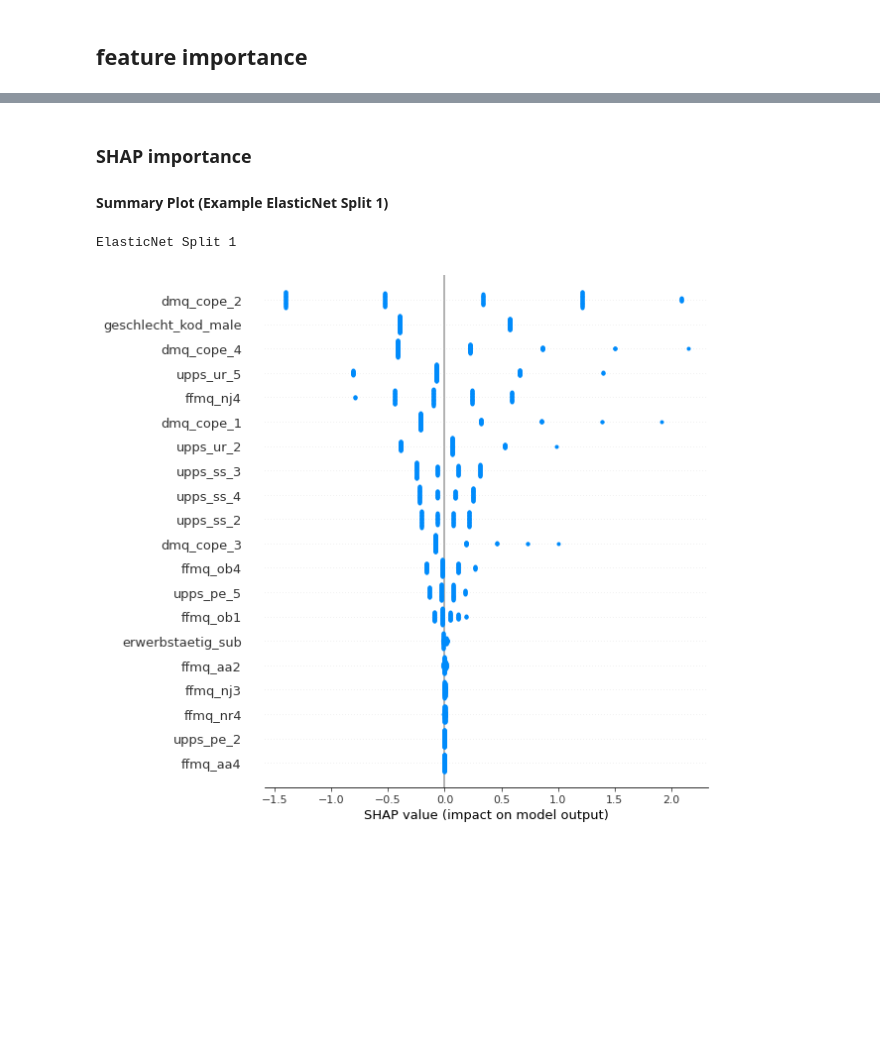
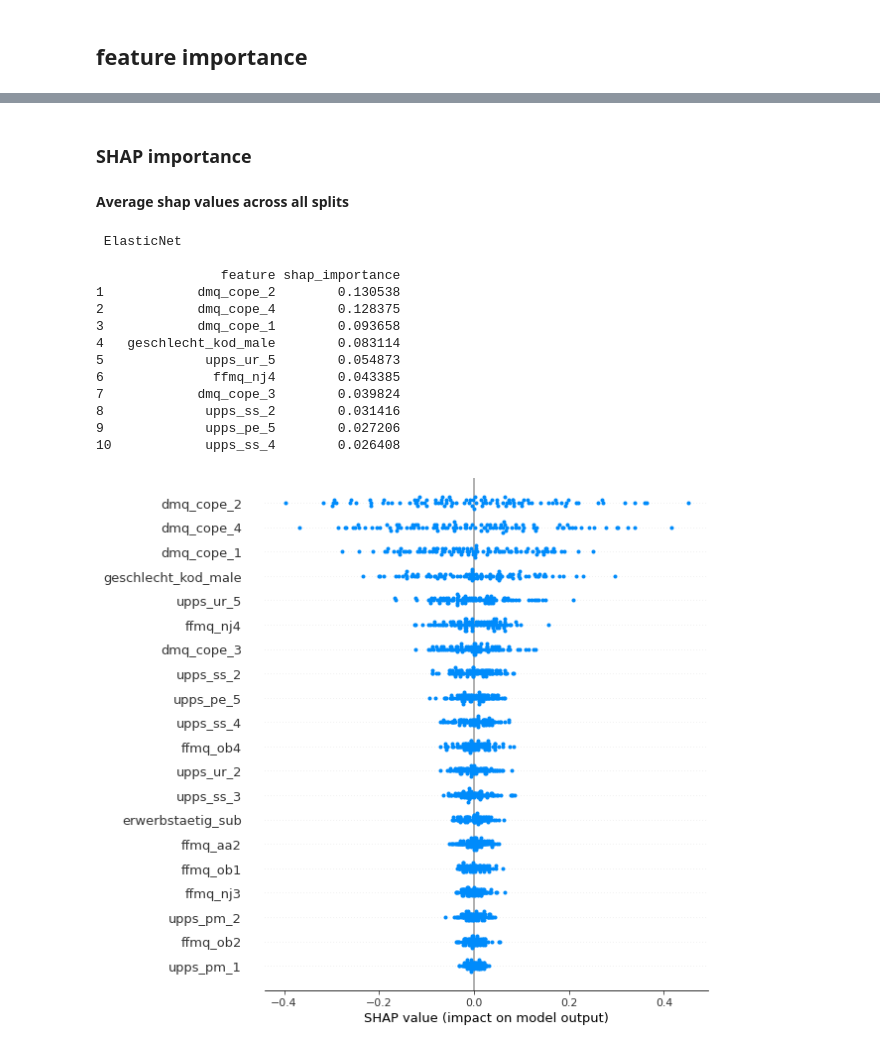
Before and after one commit to dominikpegler/internship_ml, a Jupyter notebook: results.ipynb, the cells around one changed output, grey strips where cells are left out. Cells and saved outputs as stored; diff of their text form; code cells hidden in the pictures; blank space fills up the shorter version.

```diff
--- a/results.ipynb
+++ b/results.ipynb
@@ -144,18 +133,4 @@ plot_m_imp("LGBMRegressor",feature_importance)
 # %% [markdown]
 ### SHAP importance
-
-#### Summary Plot (Example ElasticNet Split 1)
-# %%
-reg = "ElasticNet"
-split = 1
-
-with open(results_path + reg + "_" + str(split) + "_s_imp.json", "r") as fo:
-        shap_values = np.array(json.load(fo))
-
-feature_names = [key for key in feature_importance[reg][split]["s_imp"].keys()]
-
-print(reg,"Split",split)
-shap.summary_plot(shap_values,feature_names=feature_names, title=reg)
-# %% [output]
-ElasticNet Split 1
-[figure, removed]
+# %% [markdown]
+**Average shap values across all splits**
@@ -161,0 +182,24 @@ ElasticNet Split 1
+# %%
+reg = "ElasticNet"
+
+print("\n",reg,"\n")
+shap_values = get_avg_shap_values(reg)
+summary_top_features(shap_values,feature_names)
+shap.summary_plot(shap_values,feature_names=feature_names, title=reg)
+shap.summary_plot(shap_values,feature_names=feature_names, title=reg, plot_type="violin")
+plot_hist(shap_values)
+# %% [output]
+ ElasticNet
+
+                feature shap_importance
+1            dmq_cope_2        0.130538
+2            dmq_cope_4        0.128375
+3            dmq_cope_1        0.093658
+4   geschlecht_kod_male        0.083114
+5             upps_ur_5        0.054873
+6              ffmq_nj4        0.043385
+7            dmq_cope_3        0.039824
+8             upps_ss_2        0.031416
+9             upps_pe_5        0.027206
+10            upps_ss_4        0.026408
+[figure, added]
```
Also changed, not shown: parts of 16 cells of this notebook.
